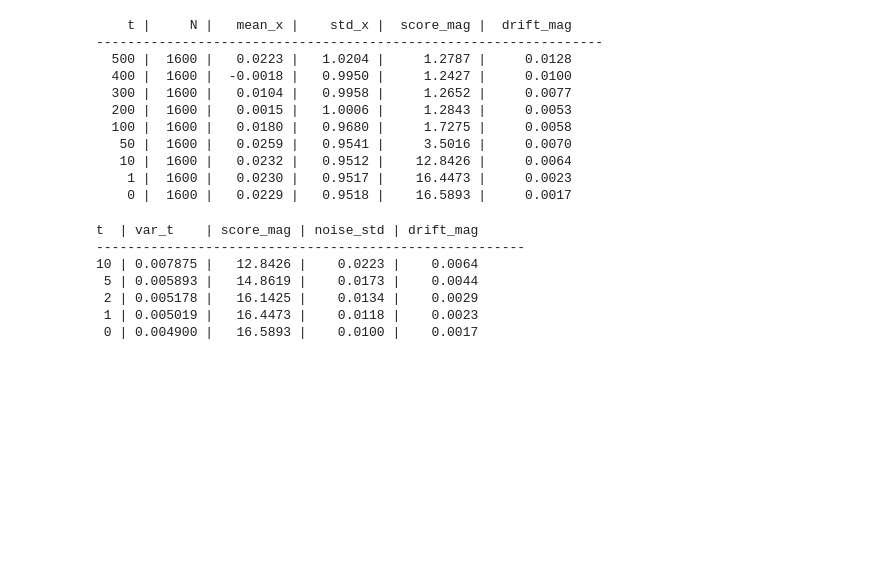
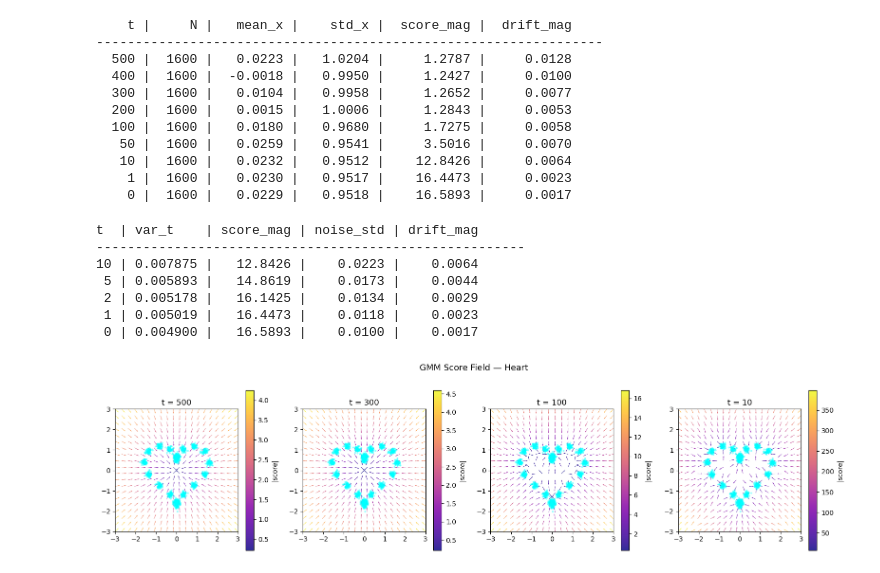
Before and after one commit to k-hyeon02/diffusion, a Jupyter notebook: reverse_test.ipynb, the cells around one changed output. Drawn from its saved outputs; the diff is of its cells as text; code cells hidden in the pictures; blank space fills up the shorter version.

```diff
--- a/reverse_test.ipynb
+++ b/reverse_test.ipynb
@@ -491,3 +493,52 @@ t  | var_t    | score_mag | noise_std | drift_mag
  2 | 0.005178 |   16.1425 |    0.0134 |    0.0029
  1 | 0.005019 |   16.4473 |    0.0118 |    0.0023
  0 | 0.004900 |   16.5893 |    0.0100 |    0.0017
+# %%
+
+def plot_score_field(score_fn, t_list, n=20, data_pts=None, title="Score Field"):
+    """격자 위에서 score 벡터 필드를 quiver로 시각화."""
+    fig, axes = plt.subplots(1, len(t_list), figsize=(4 * len(t_list), 4))
+    if len(t_list) == 1:
+        axes = [axes]
+
+    gx = np.linspace(-3, 3, n)
+    gy = np.linspace(-3, 3, n)
+    XX, YY = np.meshgrid(gx, gy)
+    grid = np.stack([XX.ravel(), YY.ravel()], axis=1)  # (n*n, 2)
+
+    for ax, t in zip(axes, t_list):
+        s = score_fn(grid, t)          # (n*n, 2)
+        mag = np.linalg.norm(s, axis=1, keepdims=True)
+        s_norm = s / (mag + 1e-8)      # 방향만 (크기는 색으로 표현)
+
+        q = ax.quiver(
+            XX, YY,
+            s_norm[:, 0].reshape(n, n),
+            s_norm[:, 1].reshape(n, n),
+            mag.reshape(n, n),
+            cmap="plasma", scale=25, alpha=0.85,
+        )
+        plt.colorbar(q, ax=ax, label="|score|")
+
+        if data_pts is not None:
+            ax.scatter(*data_pts.T, s=4, alpha=0.3, c="cyan", zorder=3)
+
+        ax.set_xlim(-3, 3)
+        ax.set_ylim(-3, 3)
+        ax.set_aspect("equal")
+        ax.set_title(f"t = {t}")
+
+    fig.suptitle(title, fontsize=13, y=1.02)
+    plt.tight_layout()
+    plt.show()
+
+
+# 여러 시간대에서 heart score 시각화
+t_vis = [500, 300, 100, 10]
+plot_score_field(
+    heart_score, t_vis,
+    data_pts=datasets["heart"],
+    title="GMM Score Field — Heart"
+)
+# %% [output]
+[figure, added]
```
Also changed, not shown: parts of 3 cells of this notebook.
